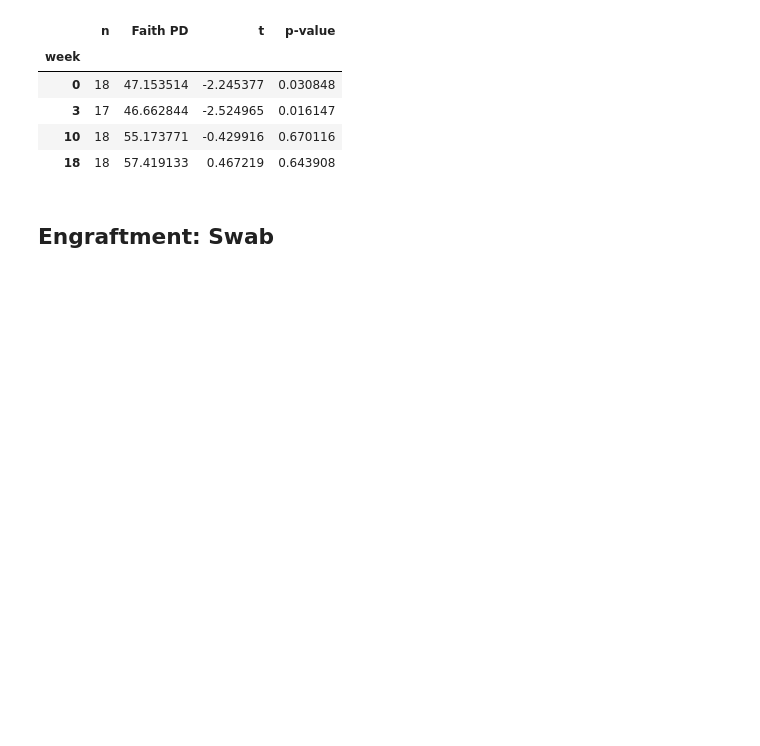
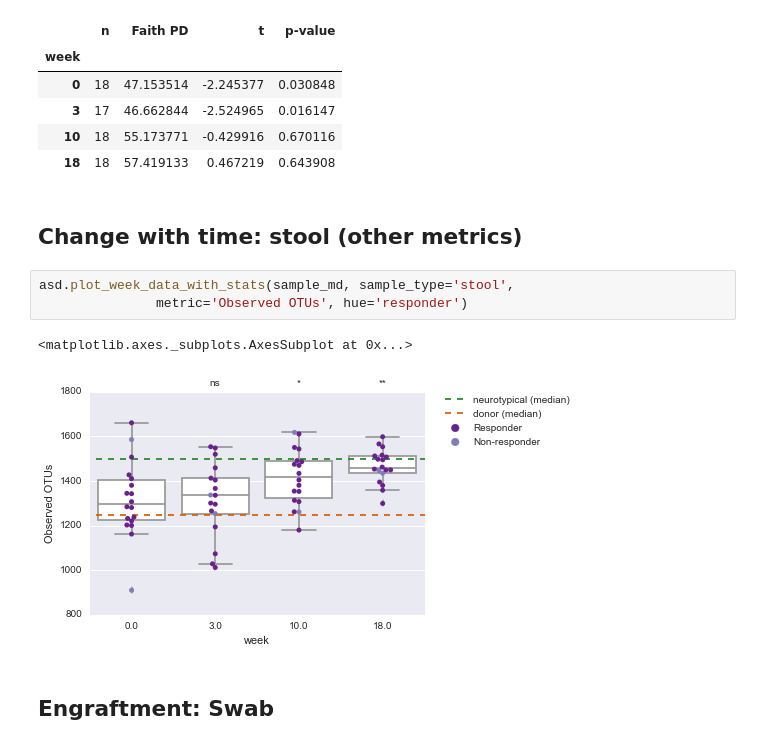
Before and after one commit to khemlalnirmalkar/autism-fmt1, a Jupyter notebook: engraftment.ipynb, the cells around one changed output. Saved outputs shown, nothing was run; the diff lists cells and outputs as text; blank space fills up the shorter version.

```diff
--- a/engraftment.ipynb
+++ b/engraftment.ipynb
@@ -105,6 +120,14 @@ asd.tabulate_week_to_control_stats(sample_md, sample_type='stool',
 | 3 | 17 | 46.662844 | -2.524965 | 0.016147 |
 | 10 | 18 | 55.173771 | -0.429916 | 0.670116 |
 | 18 | 18 | 57.419133 | 0.467219 | 0.643908 |
+# %% [markdown]
+## Change with time: stool (other metrics)
+# %%
+asd.plot_week_data_with_stats(sample_md, sample_type='stool',
+               metric='Observed OTUs', hue='responder')
+# %% [output]
+<matplotlib.axes._subplots.AxesSubplot at 0x...>
+[figure, added]
 # %% [markdown]
 ## Engraftment: Swab
 # %%
```
Also changed, not shown: parts of 14 cells of this notebook.
